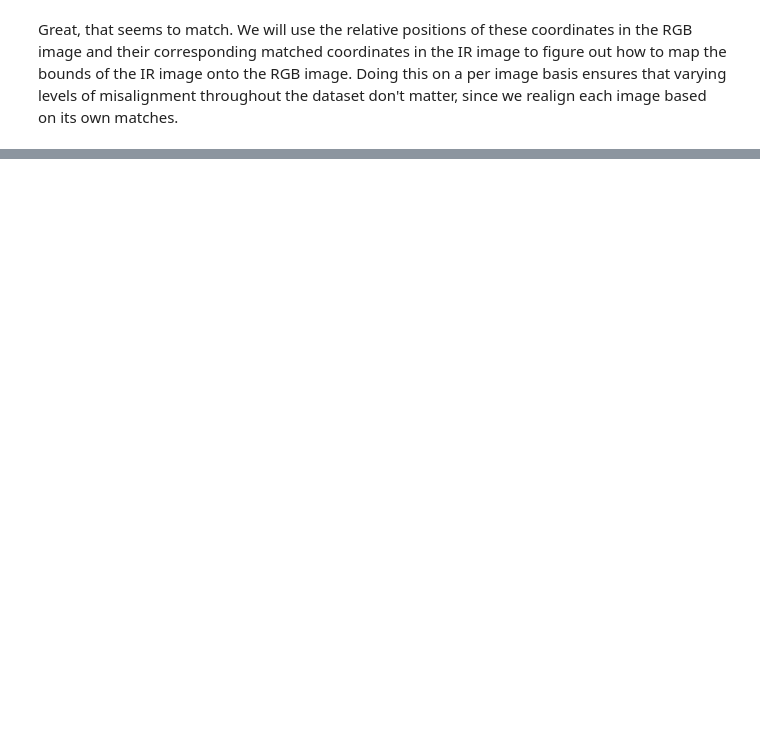
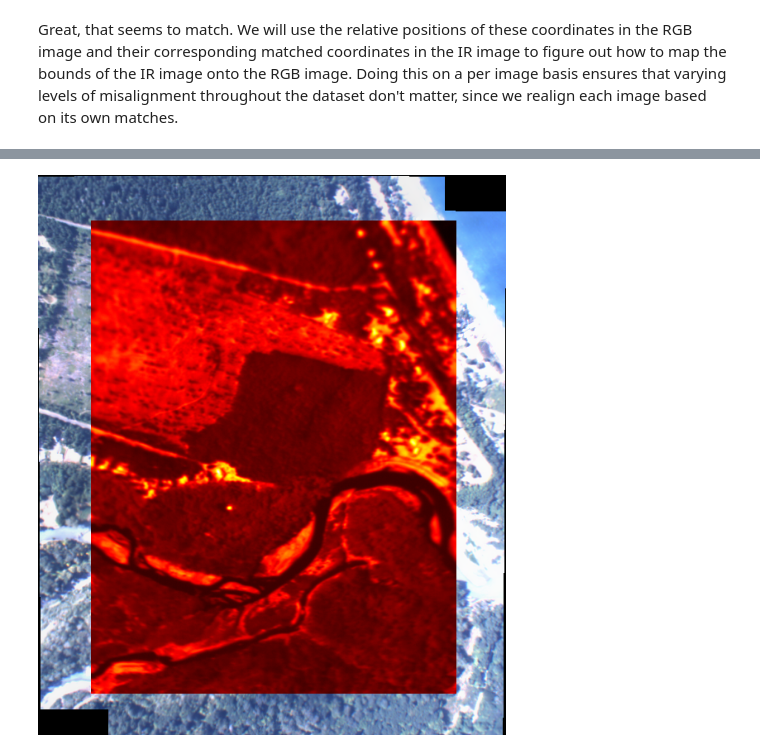
Before and after one commit to StefanTodoran/elwha-segmentation, a Jupyter notebook: book/chapters/realignment.ipynb, the cells around one changed output, grey strips where cells are left out. Cells and saved outputs as stored; diff of their text form; code cells hidden in the pictures; blank space fills up the shorter version.

```diff
--- a/book/chapters/realignment.ipynb
+++ b/book/chapters/realignment.ipynb
@@ -165,10 +195,0 @@ Looks like ORB descriptors don't do a half bad job of matching the images!
-# %%
-imrgb = cv2.imread('../out/stitch_test.png')[:,:,::-1] # opencv reads BGR so we use this notation to reverse the order
-imir = cv2.imread('../out/airborne_ir_2.png', cv2.IMREAD_GRAYSCALE)
-
-# Initiate BRISK detector
-brisk = cv2.BRISK_create()
-
-# find the keypoints and descriptors with BRISK
-kp1, des1 = brisk.detectAndCompute(imrgb, None)
-kp2, des2 = brisk.detectAndCompute(imir, None)
@@ -220,5 +229,5 @@ Great, that seems to match. We will use the relative positions of these coordina
 # %%
-def findImageBounds(rgb_dim, ir_dim, rgb_coords, ir_coords):
+def findPixelRatio(rgb_coords, ir_coords):
   assert len(rgb_coords) == len(ir_coords)
 
   x_ratios = []
@@ -241,9 +250,12 @@ def findImageBounds(rgb_dim, ir_dim, rgb_coords, ir_coords):
 
   # I want to somehow weight by the distance, but this level of fall-off
   # seems a bit extreme. Also I can't just multiply them...
+
   # print(np.multiply(x_ratios, weight))
   # print(np.multiply(y_ratios, weight))
 
-  print(np.median(x_ratios))
-  print(np.median(y_ratios))
+  return (
+    np.median(x_ratios),
+    np.median(y_ratios),
+  )
 # %% [markdown]
@@ -255,32 +296,48 @@ BELOW CODE IS FOR TESTING PURPOSES (PUTTING IT ALL TOGETHER)
 # %%
-imrgb = cv2.imread('../out/stitch_test.png')[:,:,::-1] # opencv reads BGR so we use this notation to reverse the order
-imir = cv2.imread('../out/airborne_ir_2.png', cv2.IMREAD_GRAYSCALE)
+for x in range(num_images - 1):
+  imrgb = cv2.imread(f"../out/stitch_{x+1}.png")[:,:,::-1] # opencv reads BGR so we use this notation to reverse the order
+  imir = cv2.imread(f"../out/airborne_ir_{x+2}.png", cv2.IMREAD_GRAYSCALE)
 
-# Initiate BRISK detector
-brisk = cv2.BRISK_create()
+  # Initiate AKAZE detector
+  akaze = cv2.AKAZE_create()
 
-# find the keypoints and descriptors with BRISK
-kp1, des1 = brisk.detectAndCompute(imrgb, None)
-kp2, des2 = brisk.detectAndCompute(imir, None)
+  # find the keypoints and descriptors with BRISK
+  kp1, des1 = akaze.detectAndCompute(imrgb, None)
+  kp2, des2 = akaze.detectAndCompute(imir, None)
 
-# Match descriptors.
-bf = cv2.BFMatcher(cv2.NORM_HAMMING, crossCheck=True)
-matches = bf.match(des1, des2)
+  # create BFMatcher object
+  bf = cv2.BFMatcher(cv2.NORM_HAMMING, crossCheck=True)
 
-# Sort them in the order of their distance
-matches = sorted(matches, key = lambda x:x.distance)
+  # Match descriptors
+  matches = bf.match(des1, des2)
 
-# Compile our coordinates
-rgb_coords = []
-ir_coords = []
+  # Sort them in the order of their distance
+  matches = sorted(matches, key = lambda x:x.distance)
 
-for match in matches[:15]:
-  rgb_kp_index = match.queryIdx
-  ir_kp_index = match.trainIdx
+  # Compile our coordinates
+  rgb_coords = []
+  ir_coords = []
 
-  rgb_coords.append(kp1[rgb_kp_index].pt)
-  ir_coords.append(kp2[ir_kp_index].pt)
+  for match in matches[:50]:
+    rgb_kp_index = match.queryIdx
+    ir_kp_index = match.trainIdx
 
-# Find our image bounds
-findImageBounds(imrgb.shape[0:2], imir.shape, rgb_coords, ir_coords)
+    rgb_coords.append(kp1[rgb_kp_index].pt)
+    ir_coords.append(kp2[ir_kp_index].pt)
+
+  # Find our image bounds
+  ratios = findPixelRatio(rgb_coords, ir_coords)
+  bounds = findImageBounds(imrgb.shape[0:2], imir.shape, ratios[0], ratios[1])
+
+  imrgb = im.open(f"../out/stitch_{x+1}.png", "r")
+  imir = im.open(f"../out/airborne_ir_{x+2}.png", "r")
+
+  # size must be (width, height) for resize
+  size = (bounds[2] - bounds[0], bounds[3] - bounds[1])
+  imir = imir.resize(size)
+
+  imrgb.paste(imir, bounds)
+  imrgb.save(f"../out/match_{x+1}.png")
+
+im.open('../out/match_1.png')
 # %% [output]
@@ -288,0 +344 @@ findImageBounds(imrgb.shape[0:2], imir.shape, rgb_coords, ir_coords)
+[figure, added]
```
Also changed, not shown: parts of 28 cells of this notebook, 50 other files.
